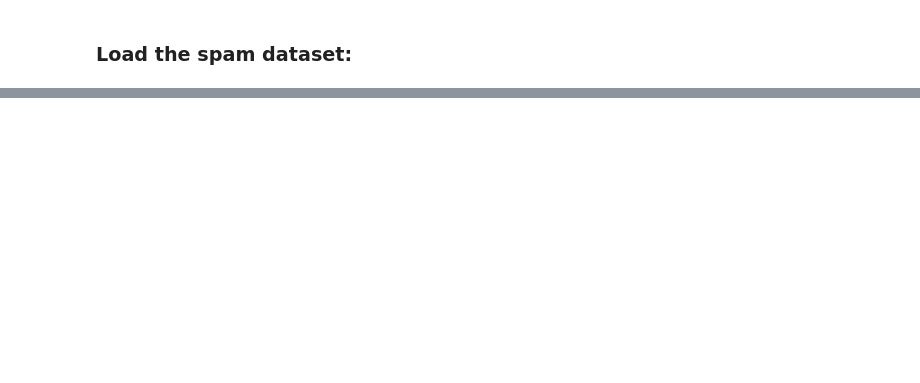
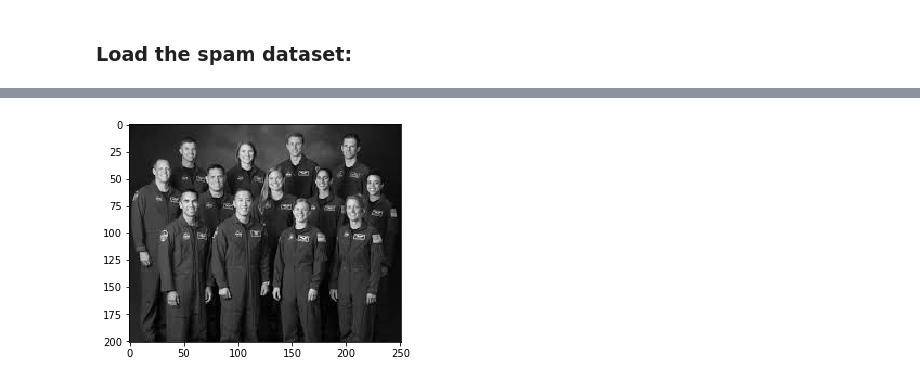
Before and after one commit to dunky11/mustererkennung, a Jupyter notebook: A7/Assignment7.ipynb, the cells around one changed output, grey strips where cells are left out. Saved outputs shown, nothing was run; the diff lists cells and outputs as text; code cells hidden in the pictures; blank space fills up the shorter version.

```diff
--- a/A7/Assignment7.ipynb
+++ b/A7/Assignment7.ipynb
@@ -654,0 +714,8 @@ IndexError: boolean index did not match indexed array along dimension 0; dimensi
+# %%
+url = "https://encrypted-tbn0.gstatic.com/images?q=tbn:ANd9GcR-szxRx86psEWuHGQe0oWQzJpBbm8euOknLQ&usqp=CAU"
+astronauts = np.array(Image.open(requests.get(url, stream=True).raw).convert('L')) / 255.0
+
+plt.imshow(astronauts, cmap='gray')
+plt.show()
+# %% [output]
+[figure, added]
```
Also changed, not shown: parts of 30 cells of this notebook.
